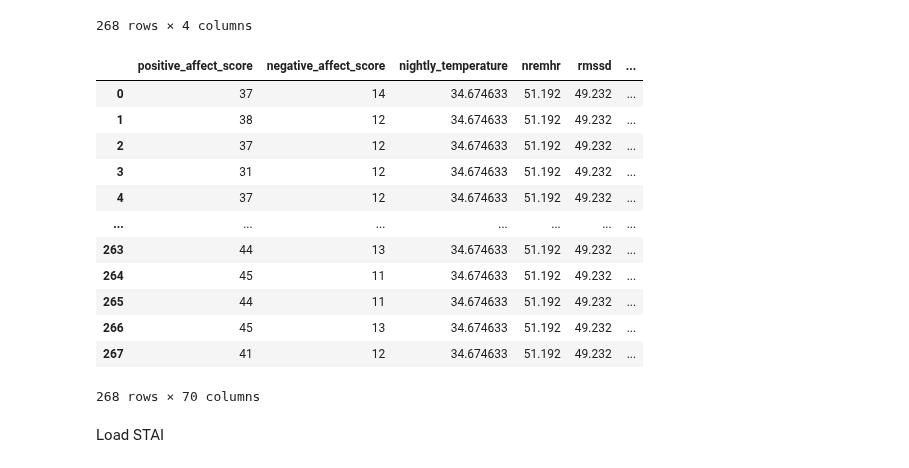
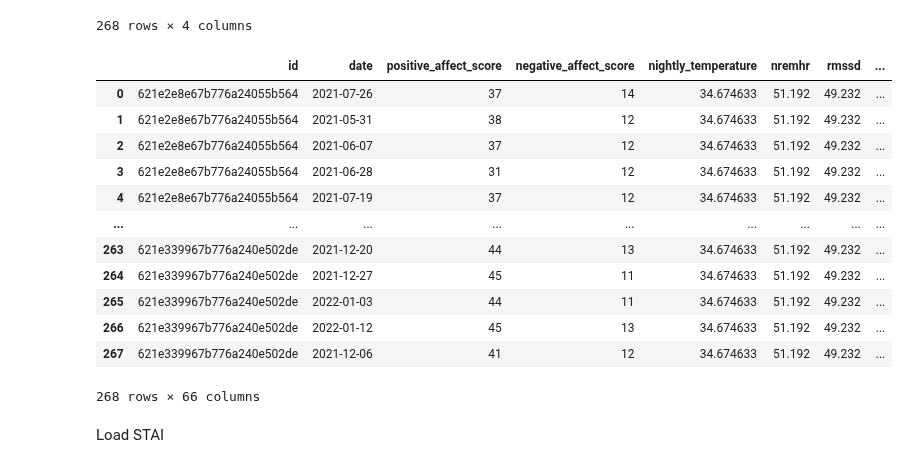
Before and after one commit to kcristinaa/RAIS-miniproject, a Jupyter notebook: fitbit_surveys_pickles.ipynb, the cells around one changed output. Saved outputs shown, nothing was run; the diff lists cells and outputs as text; code cells hidden in the pictures.

```diff
--- a/fitbit_surveys_pickles.ipynb
+++ b/fitbit_surveys_pickles.ipynb
@@ -69,7 +8,7 @@ def weekly_fitbit_frequency(survey): # survey is stai or panas dataframe
 # %% [markdown]
 Load Fitbit
 # %%
-fitbit = pd.read_pickle('./data/fitbit_all_numerical.pkl')
+fitbit = pd.read_pickle('./data/fitbit_to_baseline_model.pkl')
 fitbit["date"] = pd.to_datetime(pd.to_datetime(fitbit["date"]).dt.date)
 fitbit
 # %% [output]
@@ -255,20 +194,20 @@ panas
 | 3 | 621e375b67b776a240290cdc | 2021-07-06 | 30 | 29 |
 268 rows × 4 columns
 # %%
-fitbit_panas = weekly_fitbit_frequency(panas)
+fitbit_panas = preprocessing_functions.weekly_fitbit_frequency(panas, fitbit, users)
 fitbit_panas
 # %% [output]
-|  | positive_affect_score | negative_affect_score | nightly_temperature | nremhr | rmssd | ... |
-| 0 | 37 | 14 | 34.674633 | 51.192 | 49.232 | ... |
-| 1 | 38 | 12 | 34.674633 | 51.192 | 49.232 | ... |
-| 2 | 37 | 12 | 34.674633 | 51.192 | 49.232 | ... |
-| 3 | 31 | 12 | 34.674633 | 51.192 | 49.232 | ... |
-| 4 | 37 | 12 | 34.674633 | 51.192 | 49.232 | ... |
-| ... | ... | ... | ... | ... | ... | ... |
-| 263 | 44 | 13 | 34.674633 | 51.192 | 49.232 | ... |
-| 264 | 45 | 11 | 34.674633 | 51.192 | 49.232 | ... |
-| 265 | 44 | 11 | 34.674633 | 51.192 | 49.232 | ... |
-| 266 | 45 | 13 | 34.674633 | 51.192 | 49.232 | ... |
-| 267 | 41 | 12 | 34.674633 | 51.192 | 49.232 | ... |
+|  | id | date | positive_affect_score | negative_affect_score | nightly_temperature | nremhr | rmssd | ... |
+| 0 | 621e2e8e67b776a24055b564 | 2021-07-26 | 37 | 14 | 34.674633 | 51.192 | 49.232 | ... |
+| 1 | 621e2e8e67b776a24055b564 | 2021-05-31 | 38 | 12 | 34.674633 | 51.192 | 49.232 | ... |
+| 2 | 621e2e8e67b776a24055b564 | 2021-06-07 | 37 | 12 | 34.674633 | 51.192 | 49.232 | ... |
+| 3 | 621e2e8e67b776a24055b564 | 2021-06-28 | 31 | 12 | 34.674633 | 51.192 | 49.232 | ... |
+| 4 | 621e2e8e67b776a24055b564 | 2021-07-19 | 37 | 12 | 34.674633 | 51.192 | 49.232 | ... |
+| ... | ... | ... | ... | ... | ... | ... | ... | ... |
+| 263 | 621e339967b776a240e502de | 2021-12-20 | 44 | 13 | 34.674633 | 51.192 | 49.232 | ... |
+| 264 | 621e339967b776a240e502de | 2021-12-27 | 45 | 11 | 34.674633 | 51.192 | 49.232 | ... |
+| 265 | 621e339967b776a240e502de | 2022-01-03 | 44 | 11 | 34.674633 | 51.192 | 49.232 | ... |
+| 266 | 621e339967b776a240e502de | 2022-01-12 | 45 | 13 | 34.674633 | 51.192 | 49.232 | ... |
+| 267 | 621e339967b776a240e502de | 2021-12-06 | 41 | 12 | 34.674633 | 51.192 | 49.232 | ... |
-268 rows × 70 columns
+268 rows × 66 columns
 # %%
```
Also changed, not shown: parts of 13 cells of this notebook, 24 other files.
